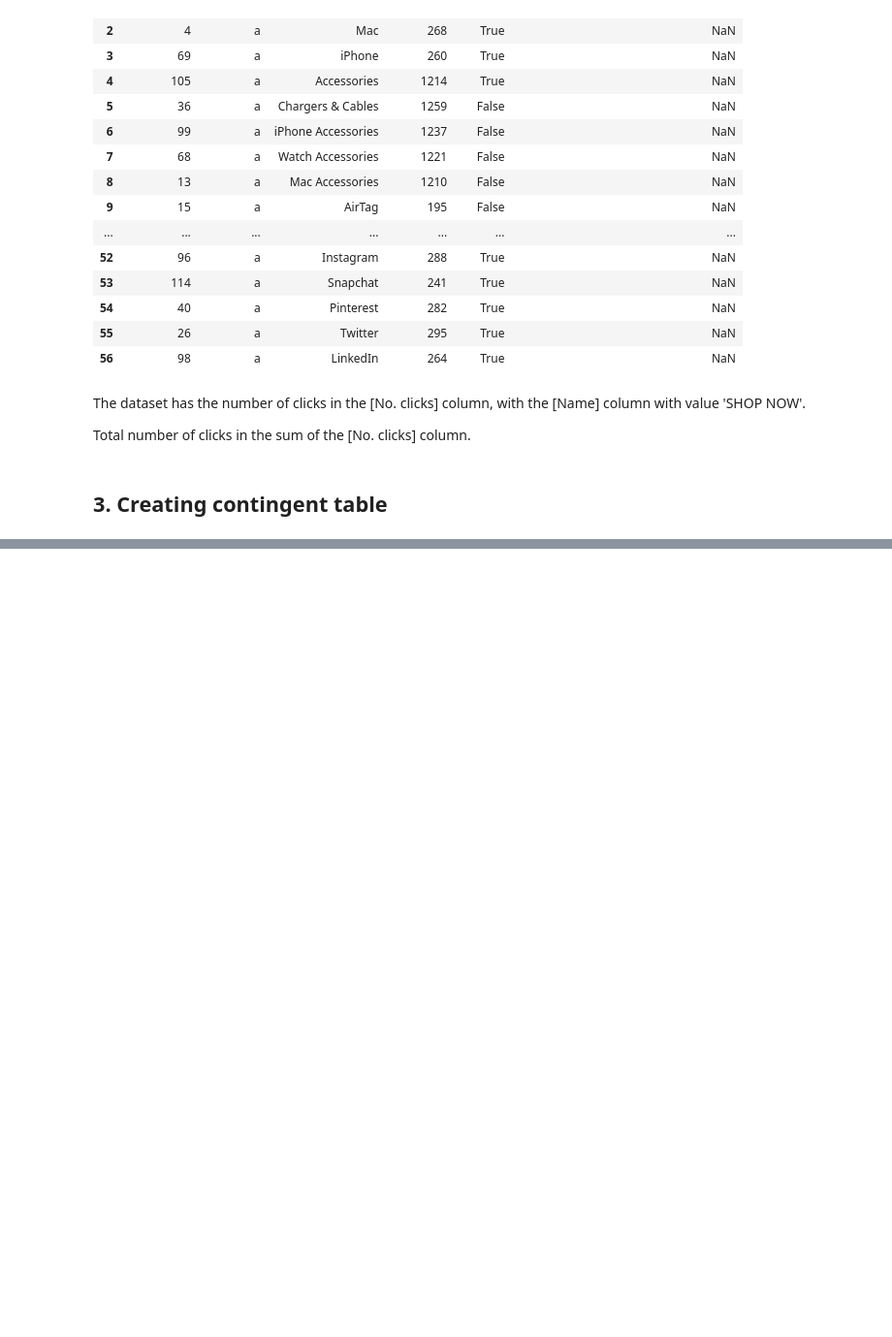
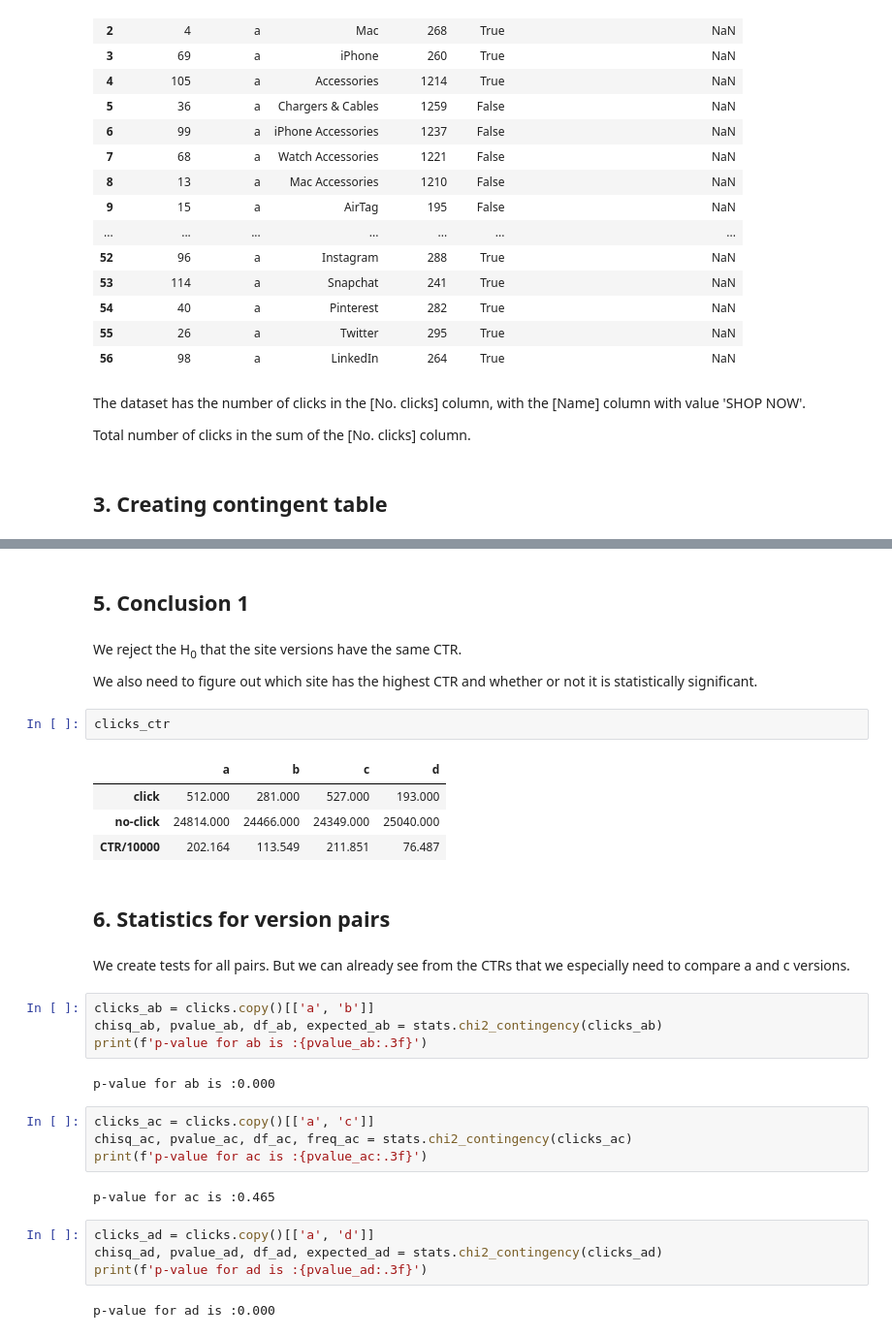
Before and after one commit to gastan81/A-B_testing, a Jupyter notebook: 7_eniac_ab_test.ipynb, the cells around one changed output, grey strips where cells are left out. Shown at 97% size. Drawn from its saved outputs; the diff is of its cells as text; blank space fills up the shorter version.

```diff
--- a/7_eniac_ab_test.ipynb
+++ b/7_eniac_ab_test.ipynb
@@ -113,0 +136,35 @@ freq:
+# %% [markdown]
+## 5. Conclusion 1
+# %% [markdown]
+We reject the H<sub>0</sub> that the site versions have the same CTR.
+
+We also need to figure out which site has the highest CTR and whether or not it is statistically significant.
+# %%
+clicks_ctr
+# %% [output]
+|  | a | b | c | d |
+| click | 512.000 | 281.000 | 527.000 | 193.000 |
+| no-click | 24814.000 | 24466.000 | 24349.000 | 25040.000 |
+| CTR/10000 | 202.164 | 113.549 | 211.851 | 76.487 |
+# %% [markdown]
+## 6. Statistics for version pairs
+# %% [markdown]
+We create tests for all pairs. But we can already see from the CTRs that we especially need to compare a and c versions.
+# %%
+clicks_ab = clicks.copy()[['a', 'b']]
+chisq_ab, pvalue_ab, df_ab, expected_ab = stats.chi2_contingency(clicks_ab)
+print(f'p-value for ab is :{pvalue_ab:.3f}')
+# %% [output]
+p-value for ab is :0.000
+# %%
+clicks_ac = clicks.copy()[['a', 'c']]
+chisq_ac, pvalue_ac, df_ac, freq_ac = stats.chi2_contingency(clicks_ac)
+print(f'p-value for ac is :{pvalue_ac:.3f}')
+# %% [output]
+p-value for ac is :0.465
+# %%
+clicks_ad = clicks.copy()[['a', 'd']]
+chisq_ad, pvalue_ad, df_ad, expected_ad = stats.chi2_contingency(clicks_ad)
+print(f'p-value for ad is :{pvalue_ad:.3f}')
+# %% [output]
+p-value for ad is :0.000
```
Also changed, not shown: parts of 21 cells of this notebook.
